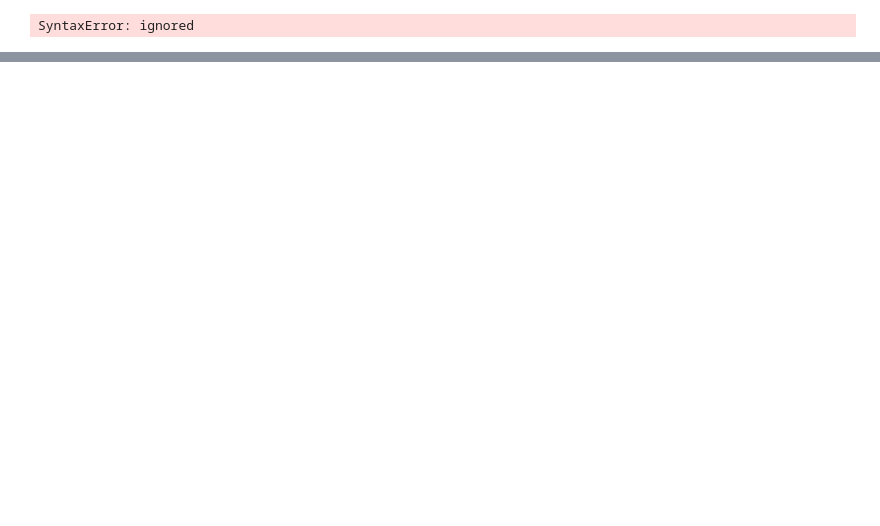
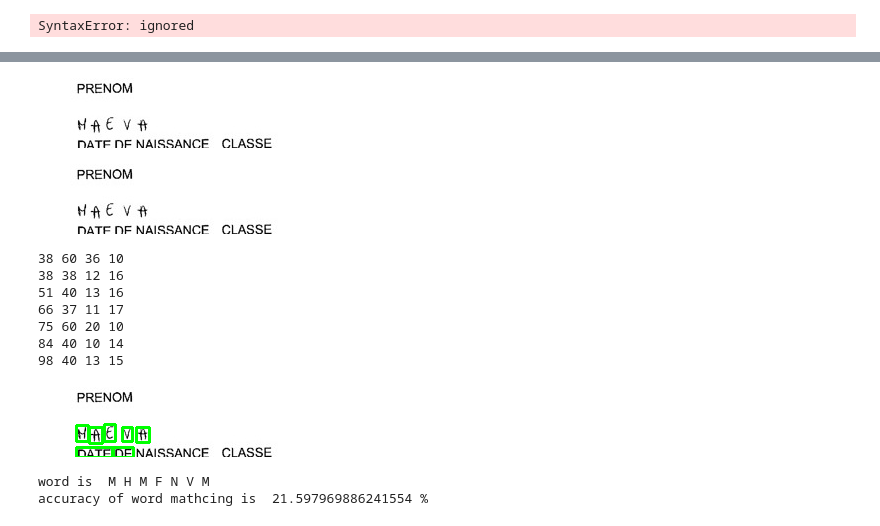
Before and after one commit to Ashwin1234/ML_OCR_project1, a Jupyter notebook: HandWritten_OCR.ipynb, the cells around one changed output, grey strips where cells are left out. Saved outputs shown, nothing was run; the diff lists cells and outputs as text; code cells hidden in the pictures; blank space fills up the shorter version.

```diff
--- a/HandWritten_OCR.ipynb
+++ b/HandWritten_OCR.ipynb
@@ -390,0 +423,19 @@ accuracy of word mathcing is  37.30019232961255 %
+# %%
+letters,image=get_letters(os.path.join(test_image_dir,df.iloc[9]['images']))
+word=get_word(letters)
+print("word is ",word)
+print("accuracy of word mathcing is " ,cosdis(word2vec(word),word2vec(df.iloc[9]['labels']))*100, "%")
+#print(letters)
+# %% [output]
+[figure, added]
+[figure, added]
+38 60 36 10
+38 38 12 16
+51 40 13 16
+66 37 11 17
+75 60 20 10
+84 40 10 14
+98 40 13 15
+[figure, added]
+word is  M H M F N V M
+accuracy of word mathcing is  21.597969886241554 %
```
Also changed, not shown: parts of 22 cells of this notebook.
